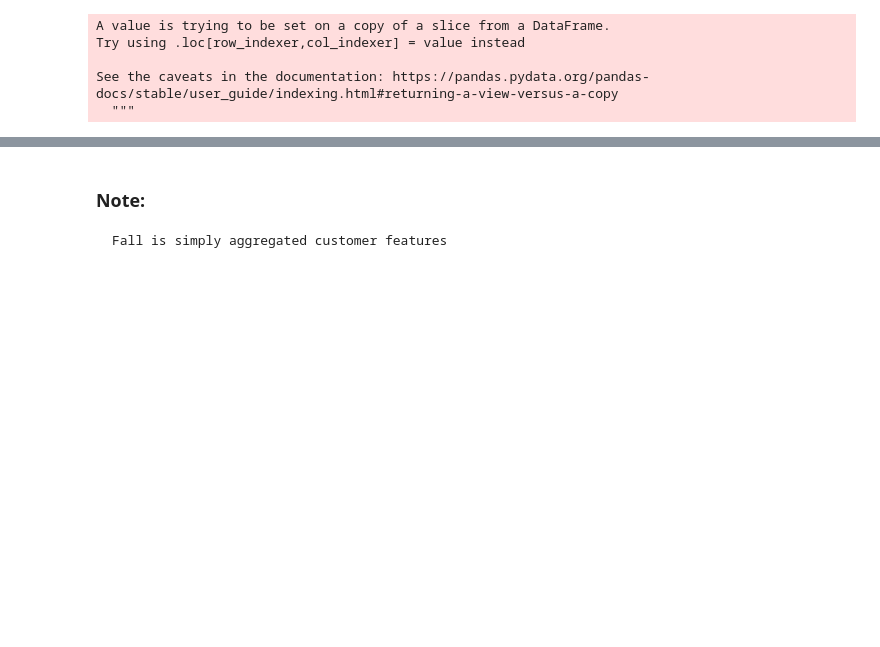
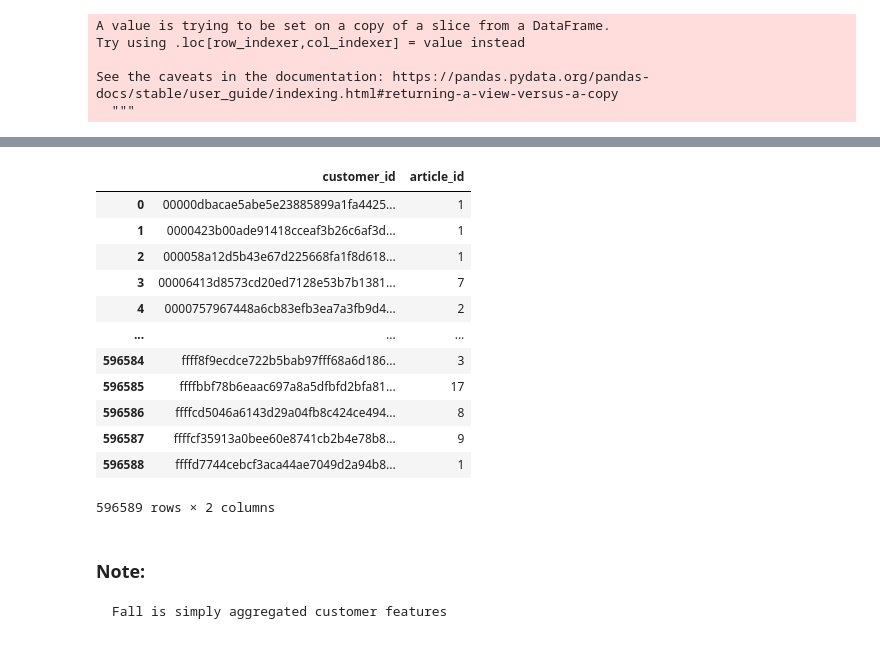
Before and after one commit to sumitsidana/corise_personalized_recommendations_at_scale, a Jupyter notebook: week2/week2_multiTask_Bandit_final.ipynb, the cells around one changed output, grey strips where cells are left out. Cells and saved outputs as stored; diff of their text form; code cells hidden in the pictures; blank space fills up the shorter version.

```diff
--- a/week2/week2_multiTask_Bandit_final.ipynb
+++ b/week2/week2_multiTask_Bandit_final.ipynb
@@ -158,3 +167,19 @@ f9 = joined.groupby("customer_id", as_index=False).section_name.nunique() #num u
+# %%
+f1
+# %% [output]
+|  | customer_id | article_id |
+| 0 | 00000dbacae5abe5e23885899a1fa4425... | 1 |
+| 1 | 0000423b00ade91418cceaf3b26c6af3d... | 1 |
+| 2 | 000058a12d5b43e67d225668fa1f8d618... | 1 |
+| 3 | 00006413d8573cd20ed7128e53b7b1381... | 7 |
+| 4 | 0000757967448a6cb83efb3ea7a3fb9d4... | 2 |
+| ... | ... | ... |
+| 596584 | ffff8f9ecdce722b5bab97fff68a6d186... | 3 |
+| 596585 | ffffbbf78b6eaac697a8a5dfbfd2bfa81... | 17 |
+| 596586 | ffffcd5046a6143d29a04fb8c424ce494... | 8 |
+| 596587 | ffffcf35913a0bee60e8741cb2b4e78b8... | 9 |
+| 596588 | ffffd7744cebcf3aca44ae7049d2a94b8... | 1 |
+596589 rows × 2 columns
 # %%
 data_frames = [f1,f2,f3,f4,f5,f6,f7,f8,f9]
 fAll = reduce(lambda  left,right: pd.merge(left,right,on=['customer_id'],
```
Also changed, not shown: parts of 15 cells of this notebook.
